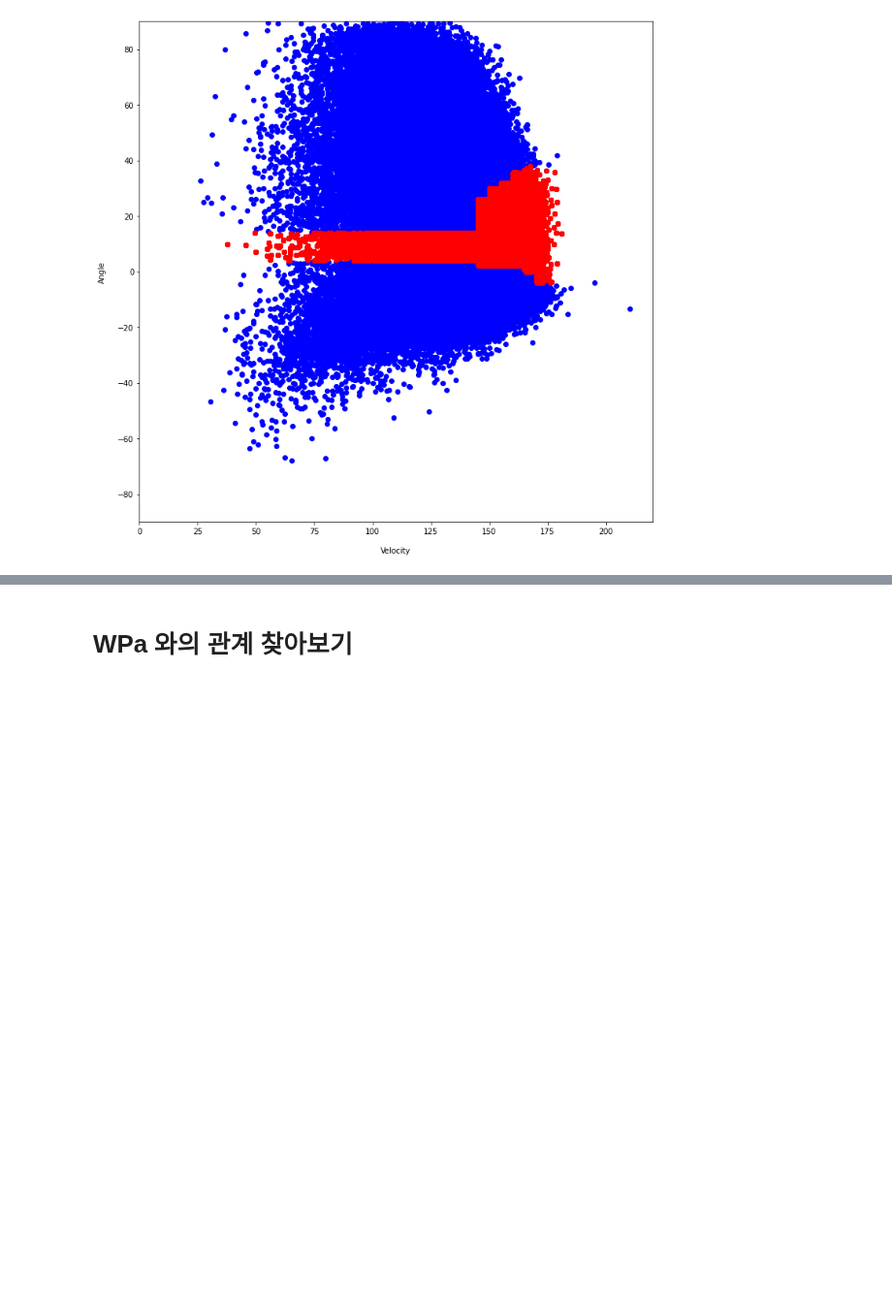
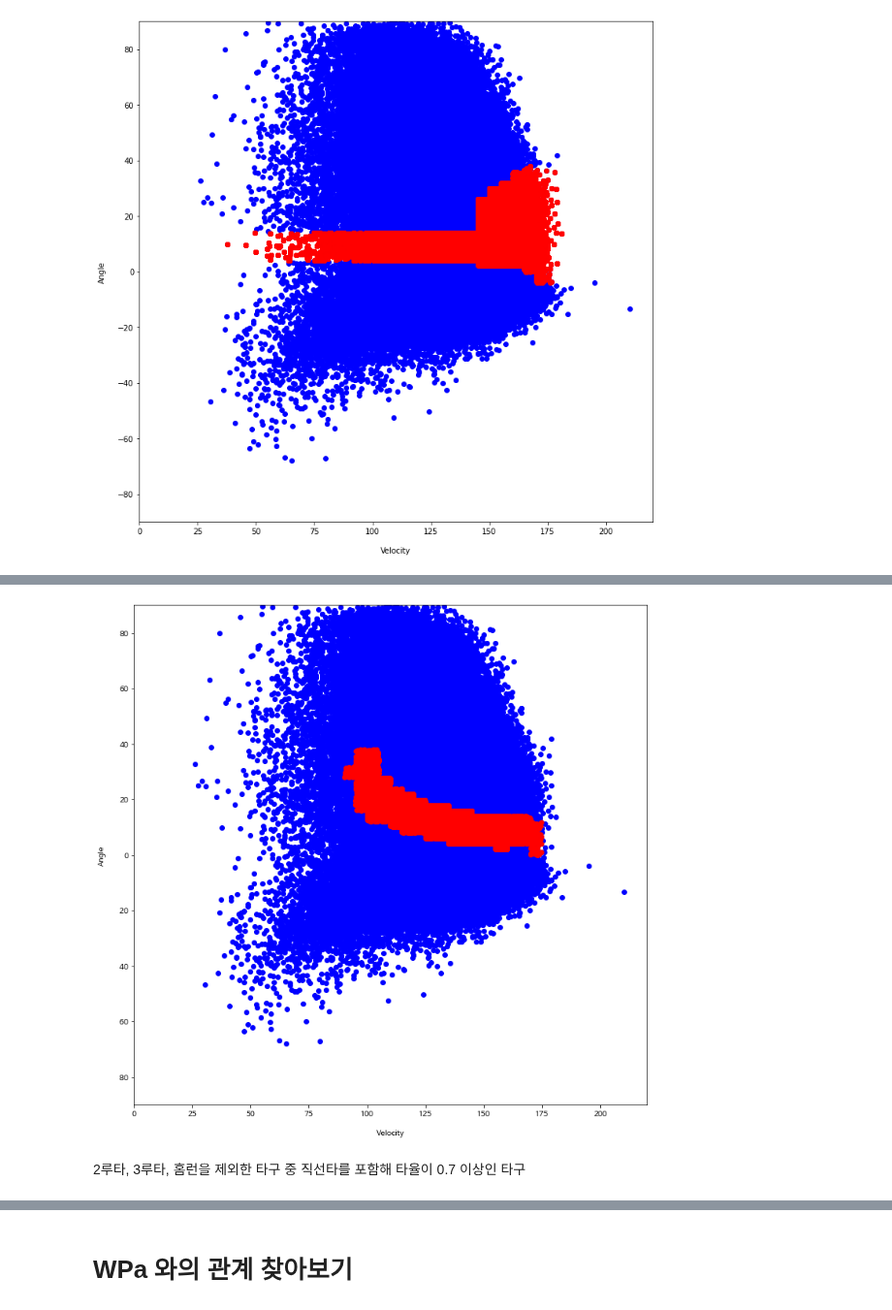
Before and after one commit to KimGriezmann/Bigcontest_2021, a Jupyter notebook: working_space_SeongGwan/Bigcontest_Barrel_def.ipynb, the cells around one changed output, grey strips where cells are left out. Shown at 97% size. Cells and saved outputs as stored; diff of their text form; code cells hidden in the pictures; blank space fills up the shorter version.

```diff
--- a/working_space_SeongGwan/Bigcontest_Barrel_def.ipynb
+++ b/working_space_SeongGwan/Bigcontest_Barrel_def.ipynb
@@ -234,0 +262,26 @@ plt.show()
+# %%
+def group_fuc(x):
+    d={}
+    d['min'] = x['ANG'].min()
+    d['max'] = x['ANG'].max()
+    return pd.Series(d)
+
+barrel2_2_group = barrel2_2_df.groupby(barrel2_2_df['VEL']).apply(group_fuc)
+# %%
+fig, ax = plt.subplots(figsize=(12,12))
+ax.set_xlabel('Velocity', labelpad=15)
+ax.set_ylabel('Angle', labelpad=15)
+ax.set_xlim([0, 220])
+ax.set_ylim([-90, 90])
+ax.scatter(df['HIT_VEL'], df['HIT_ANG_VER'], c='b')
+
+for i in range(barrel2_2_group.shape[0]):
+    vel = barrel2_2_group.index[i]
+    min_ang = barrel2_2_group.iloc[i][0]
+    max_ang = barrel2_2_group.iloc[i][1]
+    tmp = df[(df['HIT_VEL'] >= vel) & (df['HIT_VEL'] < vel+5) & (df['HIT_ANG_VER'] >= min_ang) & (df['HIT_ANG_VER'] < max_ang+2)]
+    ax.scatter(tmp['HIT_VEL'], tmp['HIT_ANG_VER'], c='r')
+# %% [output]
+[figure, added]
+# %% [markdown]
+2루타, 3루타, 홈런을 제외한 타구 중 직선타를 포함해 타율이 0.7 이상인 타구
```
Also changed, not shown: parts of 17 cells of this notebook.
